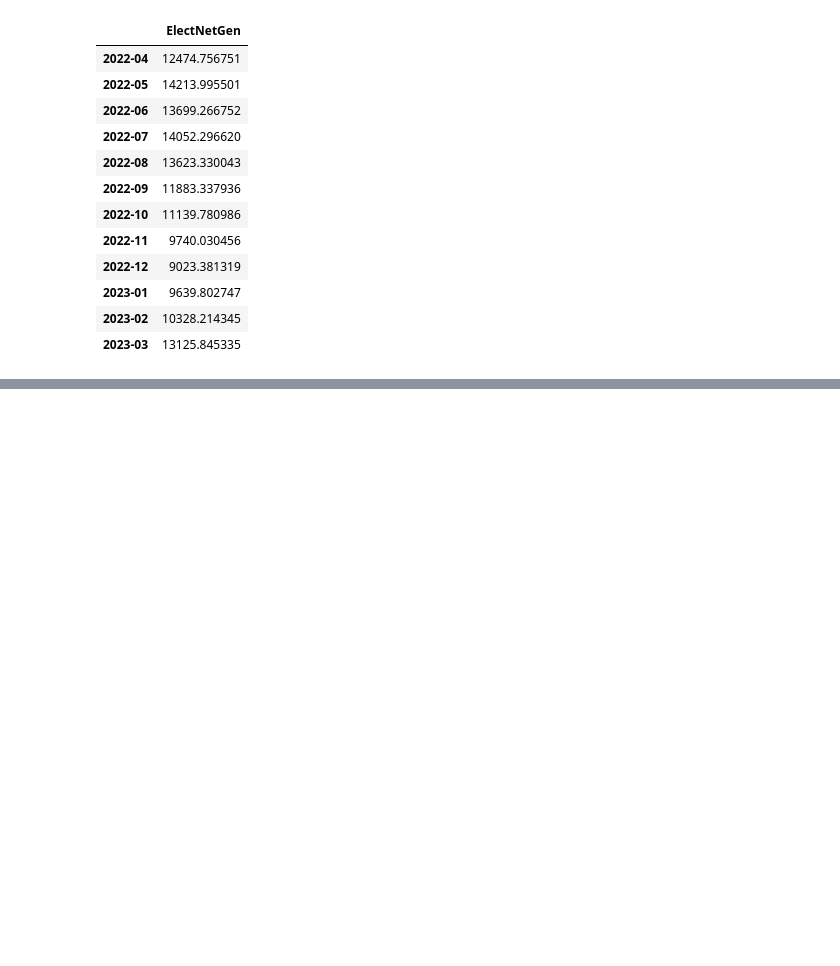
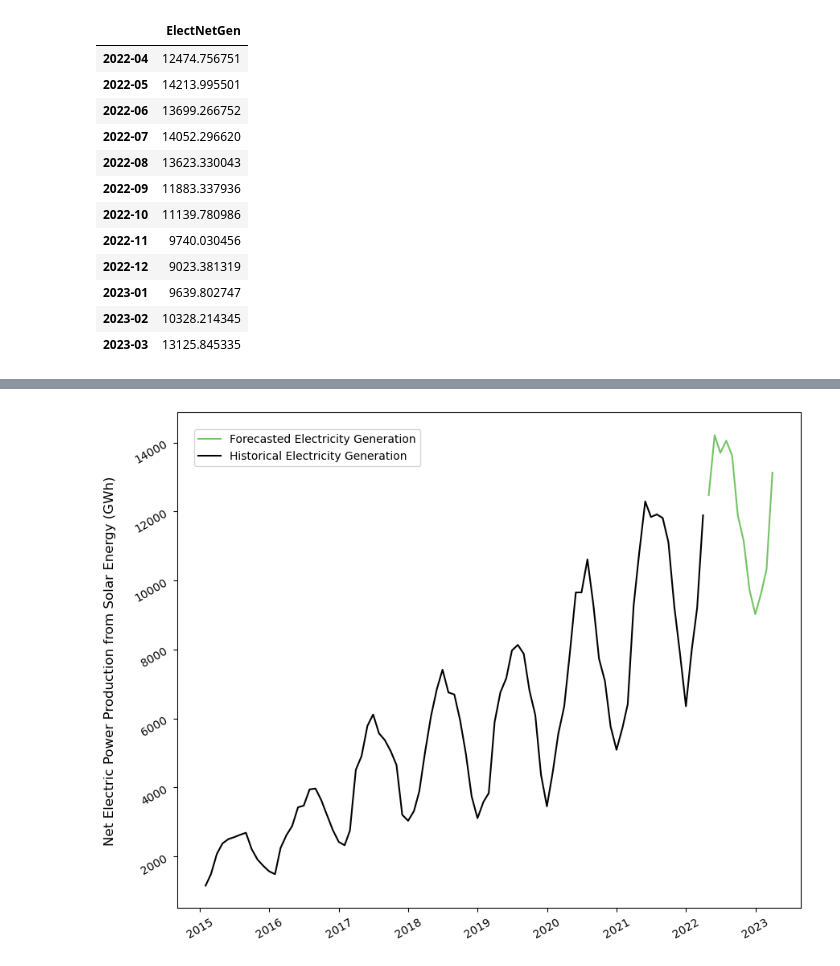
Before and after one commit to tyrantdavis/Forecasting-Solar-Power, a Jupyter notebook: SolarPower.ipynb, the cells around one changed output, grey strips where cells are left out. Cells and saved outputs as stored; diff of their text form; code cells hidden in the pictures; blank space fills up the shorter version.

Commit message:
Show forecast trends.

```diff
--- a/SolarPower.ipynb
+++ b/SolarPower.ipynb
@@ -382,0 +387,30 @@ forecasts_dataframe.head(12)
+# %%
+fig = plt.figure(figsize=(10, 8))
+ax = fig.subplots(1, 1)
+
+# Graph predicted values - GREEN LINE
+ax.plot_date(
+    forecasts_dataframe.index,
+    forecasts_dataframe["ElectNetGen"],
+    fmt="-",
+    color="#74C365",
+    label="Forecasted Electricity Generation",
+)
+
+# Graph historical data - BLACK LINE
+ax.plot_date(
+    df.index,
+    df["ElectNetGen"],
+    fmt="-",
+    color="black",
+    label="Historical Electricity Generation",
+)
+
+ax.tick_params(labelrotation=30)
+ax.set_ylabel(
+    "Net Electric Power Production from Solar Energy (GWh)", labelpad=15, fontsize=12
+)
+
+ax.legend(loc="upper left", frameon=True, borderaxespad=1.5);
+# %% [output]
+[figure, added]
```
Also changed, not shown: parts of 2 cells of this notebook.
